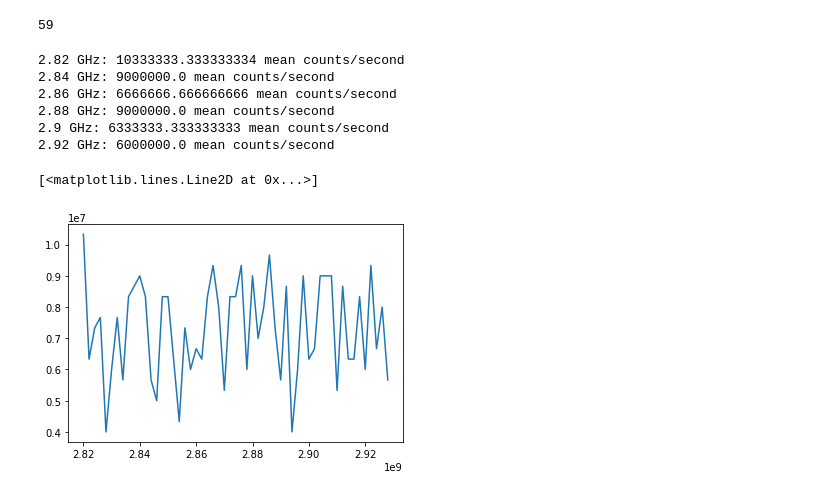
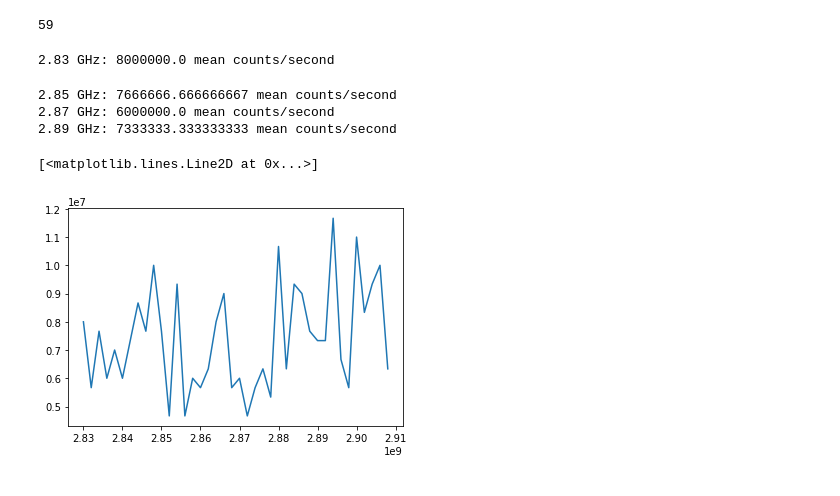
Before and after one commit to gadamc/cwodmr, a Jupyter notebook: pulsed_odmr/podmr_v1.ipynb, the cells around one changed output. Cells and saved outputs as stored; diff of their text form; code cells hidden in the pictures.

```diff
--- a/pulsed_odmr/podmr_v1.ipynb
+++ b/pulsed_odmr/podmr_v1.ipynb
@@ -329,7 +328,7 @@ def run_once(detector_task, detector_reader, clock_rate,  N_samples,  read_write
     if pulser:
         pulser.software_trigger()
 
-    time.sleep(N_samples / clock_rate * 1.1)
+    time.sleep(period) #need to wait for full sets of triggers
     read_samples = detector_reader.read_many_sample_double(
                             data_buffer,
                             number_of_samples_per_channel=N_samples,
@@ -405,14 +404,14 @@ def run_with_options(freq_low, freq_high, freq_step,
                 if normalize:
                     _pre_data = run_once(edge_detector_task, edge_detector_reader, clock_rate, N_samples_per_step, read_write_timeout = 10, pulser = pulser)
                     normalized_count_rate_pre.append(_pre_data.sum())
-                    time.sleep(1.1*(period - readout_pulse_start + width_readout_laser)) #wait for pulser to finish
+                    #time.sleep(1.1*(period - readout_pulse_start + width_readout_laser)) #wait for pulser to finish
 
                 if rfsynth:
                     rfsynth.rf_on(0)
 
                 _rf_on_data = run_once(edge_detector_task, edge_detector_reader, clock_rate, N_samples_per_step, read_write_timeout = 10, pulser = pulser)
                 data_at_one_freq.append(_rf_on_data.sum())
-                time.sleep(1.1*(period - readout_pulse_start + width_readout_laser)) #wait for pulser to finish
+                #time.sleep(1.1*(period - readout_pulse_start + width_readout_laser)) #wait for pulser to finish
 
 
 
@@ -422,7 +421,7 @@ def run_with_options(freq_low, freq_high, freq_step,
                 if normalize:
                     _post_data = run_once(edge_detector_task, edge_detector_reader, clock_rate, N_samples_per_step, read_write_timeout = 10, pulser = pulser)
                     normalized_count_rate_post.append(_post_data.sum())
-                    time.sleep(1.1*(period - readout_pulse_start + width_readout_laser)) #wait for pulser to finish
+                    #time.sleep(1.1*(period - readout_pulse_start + width_readout_laser)) #wait for pulser to finish
 
             #print(f'collected {len(data_at_one_freq)} measures at this frequency')
             #print(data_at_one_freq)
@@ -475,27 +474,25 @@ def run_with_options(freq_low, freq_high, freq_step,
 
         return data
 # %%
-freq_low = 2820e6
-freq_high = 2930e6
+freq_low = 2830e6
+freq_high = 2910e6
 freq_step = 2e6
 trigger_input = 'PFI0'
 
 use_new_edge_task = False
 new_clock_task = False
 continuous_daq = False
 normalize = False
 rf_power = -2
 
 data = run_with_options(freq_low, freq_high, freq_step,  N_samples, clock_rate, daq_time,
                                    trigger_input, pulser, rfsynth, use_new_edge_task,
                                    new_clock_task, continuous_daq, normalize, rf_power,N_measures_at_each_frequency = 30)
 plt.plot(data.keys(), data.values())
 # %% [output]
-2.82 GHz: 10333333.333333334 mean counts/second
-2.84 GHz: 9000000.0 mean counts/second
-2.86 GHz: 6666666.666666666 mean counts/second
-2.88 GHz: 9000000.0 mean counts/second
-2.9 GHz: 6333333.333333333 mean counts/second
-2.92 GHz: 6000000.0 mean counts/second
+2.83 GHz: 8000000.0 mean counts/second
-[<matplotlib.lines.Line2D at 0x...>]
+2.85 GHz: 7666666.666666667 mean counts/second
+2.87 GHz: 6000000.0 mean counts/second
+2.89 GHz: 7333333.333333333 mean counts/second
+[<matplotlib.lines.Line2D at 0x...>]
-[figure, old version]
+[figure, new version]
```
Also changed, not shown: parts of 1 cell of this notebook, 1 other file.
